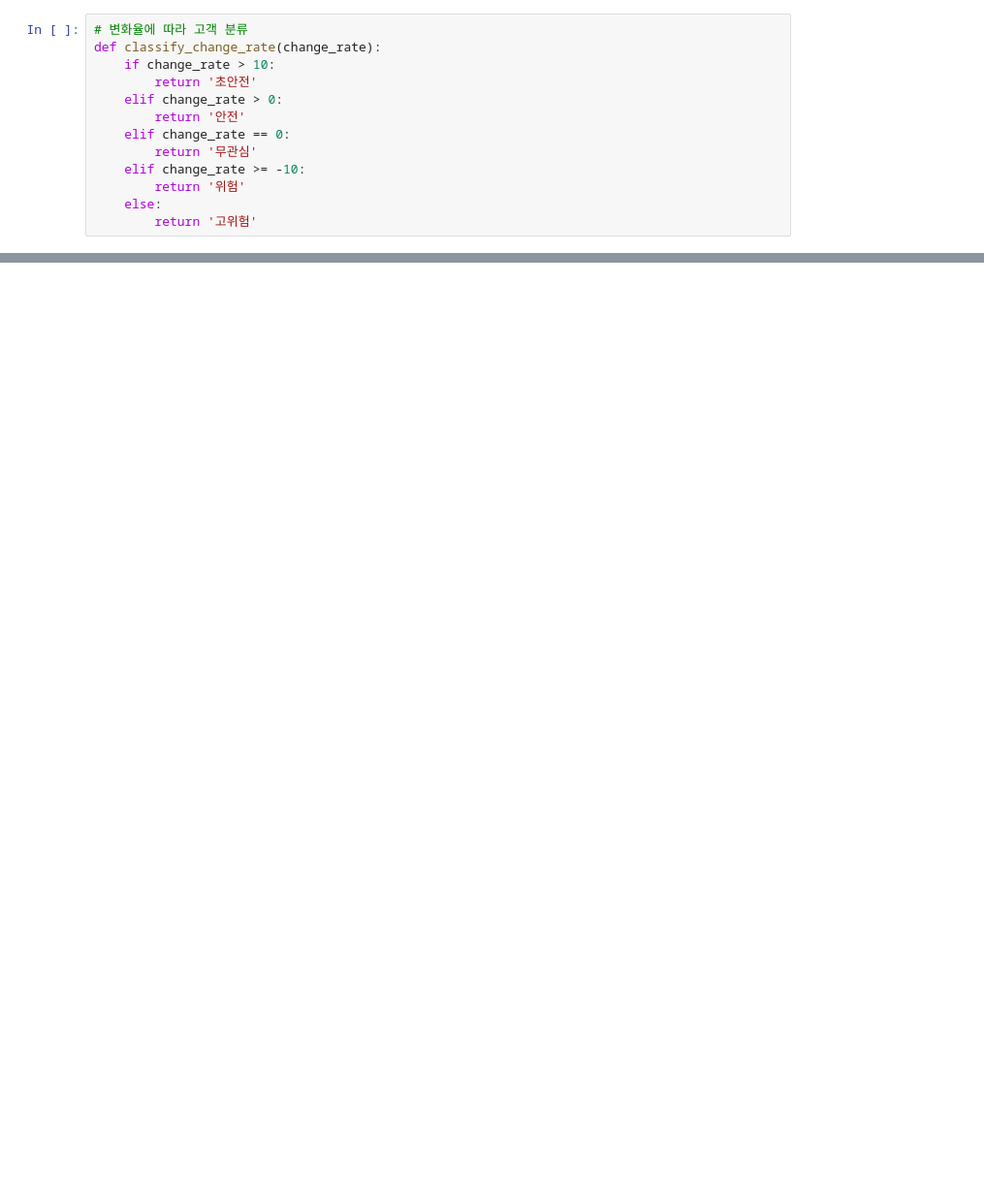
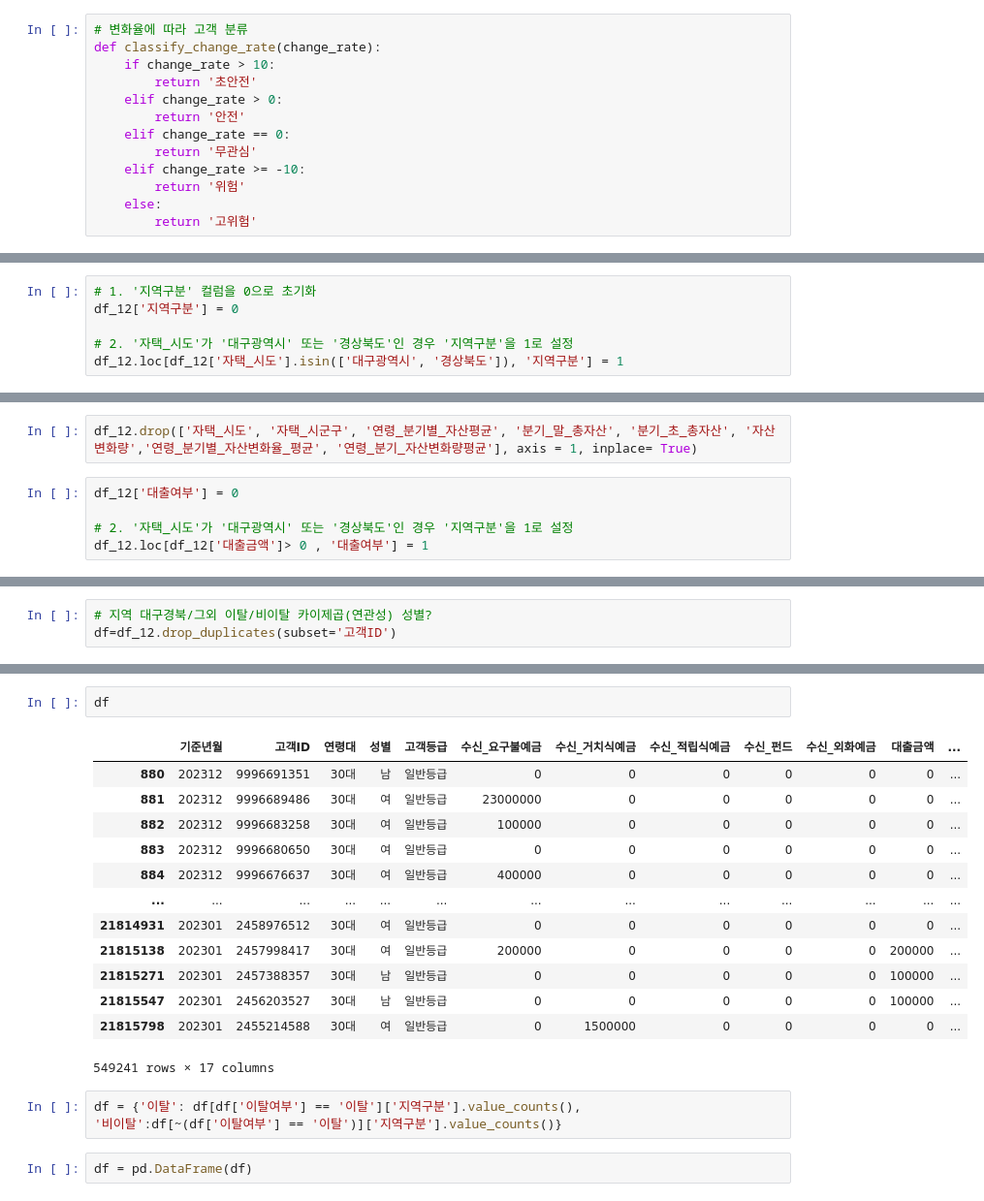
Before and after one commit to iMBanker-iM2030/IM2030, a Jupyter notebook: notebook/hi_1111.ipynb, the cells around one changed output, grey strips where cells are left out. Shown at 97% size. Drawn from its saved outputs; the diff is of its cells as text; blank space fills up the shorter version.

```diff
--- a/notebook/hi_1111.ipynb
+++ b/notebook/hi_1111.ipynb
@@ -88,0 +115,6 @@ df_12.groupby(['연령대', '분기'])['자산변화량'].transform('mean')
+# %%
+# 1. '지역구분' 컬럼을 0으로 초기화
+df_12['지역구분'] = 0
+
+# 2. '자택_시도'가 '대구광역시' 또는 '경상북도'인 경우 '지역구분'을 1로 설정
+df_12.loc[df_12['자택_시도'].isin(['대구광역시', '경상북도']), '지역구분'] = 1
@@ -88,0 +142,7 @@ df_12.groupby(['연령대', '분기'])['자산변화량'].transform('mean')
+# %%
+df_12.drop(['자택_시도', '자택_시군구', '연령_분기별_자산평균', '분기_말_총자산', '분기_초_총자산', '자산변화량','연령_분기별_자산변화율_평균', '연령_분기_자산변화량평균'], axis = 1, inplace= True)
+# %%
+df_12['대출여부'] = 0
+
+# 2. '자택_시도'가 '대구광역시' 또는 '경상북도'인 경우 '지역구분'을 1로 설정
+df_12.loc[df_12['대출금액']> 0 , '대출여부'] = 1
@@ -88,0 +429,3 @@ df_12.groupby(['연령대', '분기'])['자산변화량'].transform('mean')
+# %%
+# 지역 대구경북/그외 이탈/비이탈 카이제곱(연관성) 성별?
+df=df_12.drop_duplicates(subset='고객ID')
@@ -88,0 +446,21 @@ df_12.groupby(['연령대', '분기'])['자산변화량'].transform('mean')
+# %%
+df
+# %% [output]
+|  | 기준년월 | 고객ID | 연령대 | 성별 | 고객등급 | 수신_요구불예금 | 수신_거치식예금 | 수신_적립식예금 | 수신_펀드 | 수신_외화예금 | 대출금액 | ... |
+| 880 | 202312 | 9996691351 | 30대 | 남 | 일반등급 | 0 | 0 | 0 | 0 | 0 | 0 | ... |
+| 881 | 202312 | 9996689486 | 30대 | 여 | 일반등급 | 23000000 | 0 | 0 | 0 | 0 | 0 | ... |
+| 882 | 202312 | 9996683258 | 30대 | 여 | 일반등급 | 100000 | 0 | 0 | 0 | 0 | 0 | ... |
+| 883 | 202312 | 9996680650 | 30대 | 여 | 일반등급 | 0 | 0 | 0 | 0 | 0 | 0 | ... |
+| 884 | 202312 | 9996676637 | 30대 | 여 | 일반등급 | 400000 | 0 | 0 | 0 | 0 | 0 | ... |
+| ... | ... | ... | ... | ... | ... | ... | ... | ... | ... | ... | ... | ... |
+| 21814931 | 202301 | 2458976512 | 30대 | 여 | 일반등급 | 0 | 0 | 0 | 0 | 0 | 0 | ... |
+| 21815138 | 202301 | 2457998417 | 30대 | 여 | 일반등급 | 200000 | 0 | 0 | 0 | 0 | 200000 | ... |
+| 21815271 | 202301 | 2457388357 | 30대 | 남 | 일반등급 | 0 | 0 | 0 | 0 | 0 | 100000 | ... |
+| 21815547 | 202301 | 2456203527 | 30대 | 남 | 일반등급 | 0 | 0 | 0 | 0 | 0 | 100000 | ... |
+| 21815798 | 202301 | 2455214588 | 30대 | 여 | 일반등급 | 0 | 1500000 | 0 | 0 | 0 | 0 | ... |
+549241 rows × 17 columns
+# %%
+df = {'이탈': df[df['이탈여부'] == '이탈']['지역구분'].value_counts(),
+'비이탈':df[~(df['이탈여부'] == '이탈')]['지역구분'].value_counts()}
+# %%
+df = pd.DataFrame(df)
```
Also changed, not shown: parts of 41 cells of this notebook, 2 other files.
